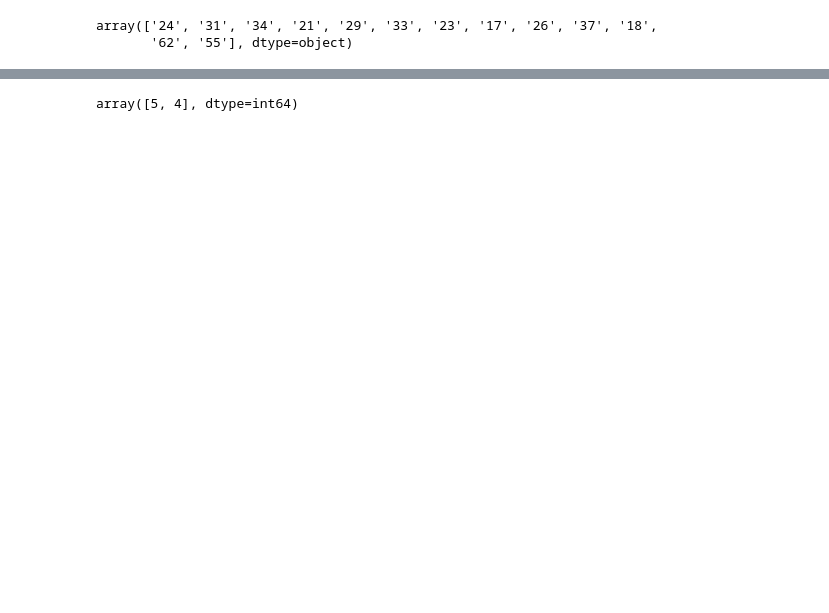
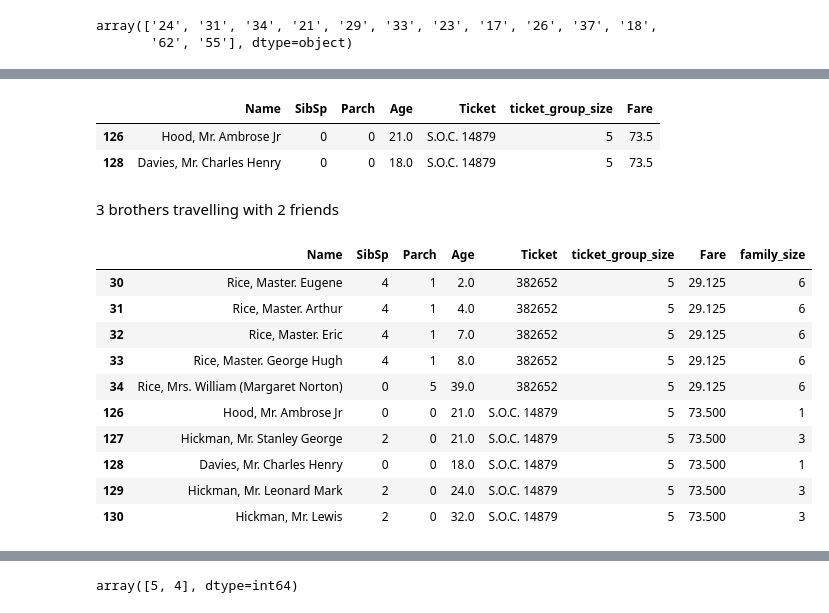
Before and after one commit to AdventurousDataScientist/TitanicSurvival, a Jupyter notebook: Titanic EDA.ipynb, the cells around one changed output, grey strips where cells are left out. Saved outputs shown, nothing was run; the diff lists cells and outputs as text; code cells hidden in the pictures; blank space fills up the shorter version.

```diff
--- a/Titanic EDA.ipynb
+++ b/Titanic EDA.ipynb
@@ -1074,0 +1121,4 @@ array(['24', '31', '34', '21', '29', '33', '23', '17', '26', '37', '18',
+# %%
+ticket_group_sizes = pd.DataFrame(train['Ticket'].value_counts()).reset_index()
+ticket_group_sizes = ticket_group_sizes.rename(columns={'count': 'ticket_group_size'})
+ticket_group_sizes
@@ -1074,0 +1139,2 @@ array(['24', '31', '34', '21', '29', '33', '23', '17', '26', '37', '18',
+# %%
+train = train.merge(ticket_group_sizes, on='Ticket')
@@ -1074,0 +1360,22 @@ array(['24', '31', '34', '21', '29', '33', '23', '17', '26', '37', '18',
+# %%
+solo_travelers[solo_travelers['ticket_group_size'] == 5][['Name', 'SibSp', 'Parch', 'Age','Ticket', 'ticket_group_size', 'Fare']]
+# %% [output]
+|  | Name | SibSp | Parch | Age | Ticket | ticket_group_size | Fare |
+| 126 | Hood, Mr. Ambrose Jr | 0 | 0 | 21.0 | S.O.C. 14879 | 5 | 73.5 |
+| 128 | Davies, Mr. Charles Henry | 0 | 0 | 18.0 | S.O.C. 14879 | 5 | 73.5 |
+# %% [markdown]
+3 brothers travelling with 2 friends
+# %%
+train[train['ticket_group_size'] == 5][['Name', 'SibSp', 'Parch', 'Age','Ticket', 'ticket_group_size', 'Fare', 'family_size']]
+# %% [output]
+|  | Name | SibSp | Parch | Age | Ticket | ticket_group_size | Fare | family_size |
+| 30 | Rice, Master. Eugene | 4 | 1 | 2.0 | 382652 | 5 | 29.125 | 6 |
+| 31 | Rice, Master. Arthur | 4 | 1 | 4.0 | 382652 | 5 | 29.125 | 6 |
+| 32 | Rice, Master. Eric | 4 | 1 | 7.0 | 382652 | 5 | 29.125 | 6 |
+| 33 | Rice, Master. George Hugh | 4 | 1 | 8.0 | 382652 | 5 | 29.125 | 6 |
+| 34 | Rice, Mrs. William (Margaret Norton) | 0 | 5 | 39.0 | 382652 | 5 | 29.125 | 6 |
+| 126 | Hood, Mr. Ambrose Jr | 0 | 0 | 21.0 | S.O.C. 14879 | 5 | 73.500 | 1 |
+| 127 | Hickman, Mr. Stanley George | 2 | 0 | 21.0 | S.O.C. 14879 | 5 | 73.500 | 3 |
+| 128 | Davies, Mr. Charles Henry | 0 | 0 | 18.0 | S.O.C. 14879 | 5 | 73.500 | 1 |
+| 129 | Hickman, Mr. Leonard Mark | 2 | 0 | 24.0 | S.O.C. 14879 | 5 | 73.500 | 3 |
+| 130 | Hickman, Mr. Lewis | 2 | 0 | 32.0 | S.O.C. 14879 | 5 | 73.500 | 3 |
```
Also changed, not shown: parts of 141 cells of this notebook.
